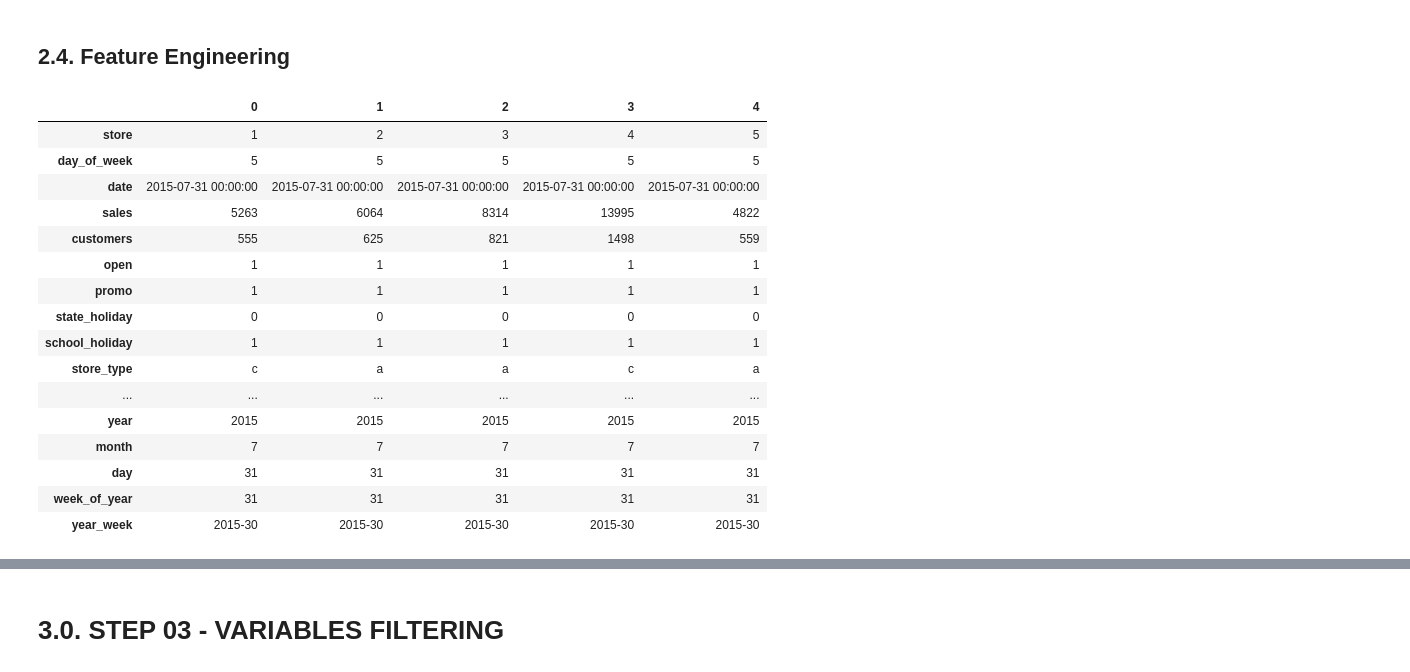
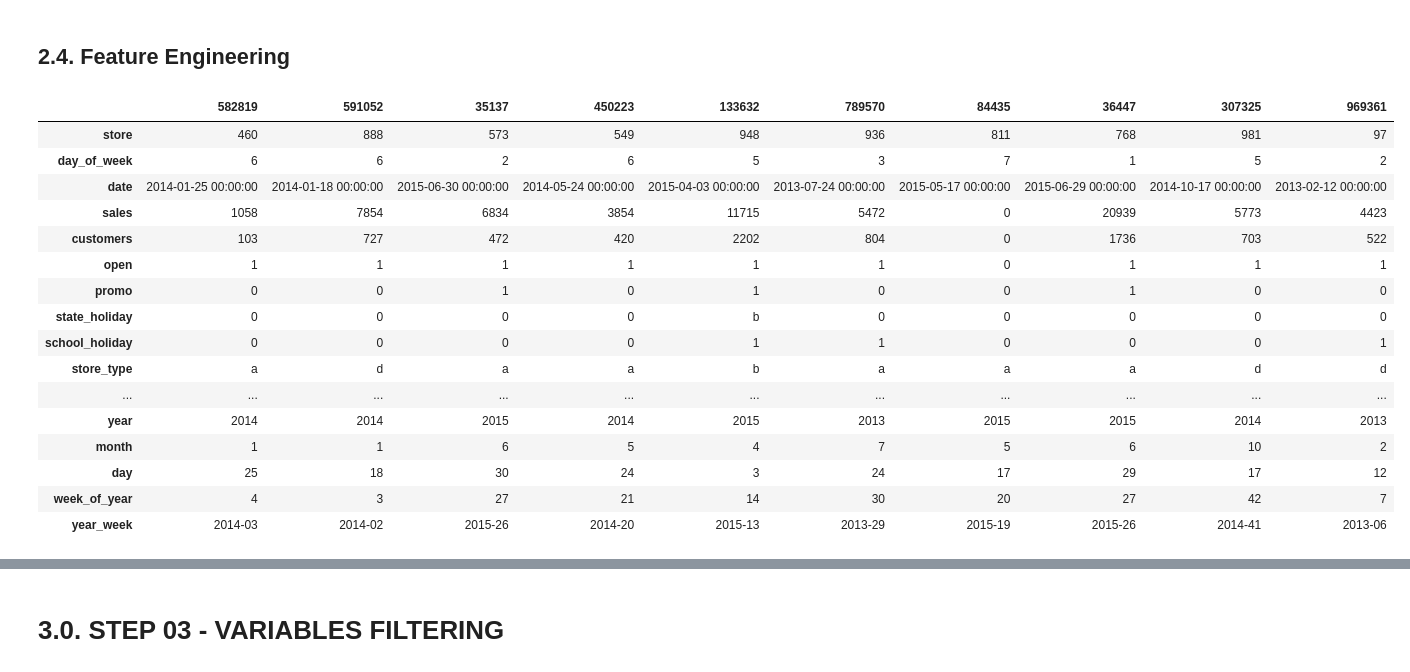
Before and after one commit to luana-afonso/DataScience-Em-Producao, a Jupyter notebook: m03_v01_store_sales_prediction.ipynb, the cells around one changed output, grey strips where cells are left out. Drawn from its saved outputs; the diff is of its cells as text; code cells hidden in the pictures.

```diff
--- a/m03_v01_store_sales_prediction.ipynb
+++ b/m03_v01_store_sales_prediction.ipynb
@@ -222,8 +222,7 @@ df1["competition_open_since_year"] = df1.apply( lambda x: x["date"].year if math
 df1["promo2_since_week"] = df1.apply( lambda x: x["date"].week if math.isnan( x["promo2_since_week"] ) else x["promo2_since_week"] , axis=1)
 
 #promo2_since_year
-df1["promo2_since_year"] = df1.apply( lambda x: x["date"].year if math.isnan( x["promo2_since_week"] ) else x["promo2_since_week"] , axis=1)
-
+df1["promo2_since_year"] = df1.apply( lambda x: x["date"].year if math.isnan( x["promo2_since_year"] ) else x["promo2_since_year"] , axis=1)
 
 #promo_interval - describes the consecutive intervals Promo2 is started, naming the months the promotion is started anew. E.g. "Feb,May,Aug,Nov" means each round starts in February, May, August, November of any given year for that store (meses que a promoção ficou ativa)
 # Vamos fazer um split dessa coluna e criar uma lista: se a minha data estiver dentro dessa lista (promoção ativa) eu vou criar uma coluna falando que a promo2 foi ativa
@@ -657,21 +607,21 @@ df2['year_week'] = df2['date'].dt.strftime( '%Y-%W' )
 # %%
-df2.head().T
+df2.sample(10).T
 # %% [output]
-|  | 0 | 1 | 2 | 3 | 4 |
-| store | 1 | 2 | 3 | 4 | 5 |
-| day_of_week | 5 | 5 | 5 | 5 | 5 |
-| date | 2015-07-31 00:00:00 | 2015-07-31 00:00:00 | 2015-07-31 00:00:00 | 2015-07-31 00:00:00 | 2015-07-31 00:00:00 |
-| sales | 5263 | 6064 | 8314 | 13995 | 4822 |
-| customers | 555 | 625 | 821 | 1498 | 559 |
-| open | 1 | 1 | 1 | 1 | 1 |
-| promo | 1 | 1 | 1 | 1 | 1 |
-| state_holiday | 0 | 0 | 0 | 0 | 0 |
-| school_holiday | 1 | 1 | 1 | 1 | 1 |
-| store_type | c | a | a | c | a |
-| ... | ... | ... | ... | ... | ... |
-| year | 2015 | 2015 | 2015 | 2015 | 2015 |
-| month | 7 | 7 | 7 | 7 | 7 |
-| day | 31 | 31 | 31 | 31 | 31 |
-| week_of_year | 31 | 31 | 31 | 31 | 31 |
-| year_week | 2015-30 | 2015-30 | 2015-30 | 2015-30 | 2015-30 |
+|  | 582819 | 591052 | 35137 | 450223 | 133632 | 789570 | 84435 | 36447 | 307325 | 969361 |
+| store | 460 | 888 | 573 | 549 | 948 | 936 | 811 | 768 | 981 | 97 |
+| day_of_week | 6 | 6 | 2 | 6 | 5 | 3 | 7 | 1 | 5 | 2 |
+| date | 2014-01-25 00:00:00 | 2014-01-18 00:00:00 | 2015-06-30 00:00:00 | 2014-05-24 00:00:00 | 2015-04-03 00:00:00 | 2013-07-24 00:00:00 | 2015-05-17 00:00:00 | 2015-06-29 00:00:00 | 2014-10-17 00:00:00 | 2013-02-12 00:00:00 |
+| sales | 1058 | 7854 | 6834 | 3854 | 11715 | 5472 | 0 | 20939 | 5773 | 4423 |
+| customers | 103 | 727 | 472 | 420 | 2202 | 804 | 0 | 1736 | 703 | 522 |
+| open | 1 | 1 | 1 | 1 | 1 | 1 | 0 | 1 | 1 | 1 |
+| promo | 0 | 0 | 1 | 0 | 1 | 0 | 0 | 1 | 0 | 0 |
+| state_holiday | 0 | 0 | 0 | 0 | b | 0 | 0 | 0 | 0 | 0 |
+| school_holiday | 0 | 0 | 0 | 0 | 1 | 1 | 0 | 0 | 0 | 1 |
+| store_type | a | d | a | a | b | a | a | a | d | d |
+| ... | ... | ... | ... | ... | ... | ... | ... | ... | ... | ... |
+| year | 2014 | 2014 | 2015 | 2014 | 2015 | 2013 | 2015 | 2015 | 2014 | 2013 |
+| month | 1 | 1 | 6 | 5 | 4 | 7 | 5 | 6 | 10 | 2 |
+| day | 25 | 18 | 30 | 24 | 3 | 24 | 17 | 29 | 17 | 12 |
+| week_of_year | 4 | 3 | 27 | 21 | 14 | 30 | 20 | 27 | 42 | 7 |
+| year_week | 2014-03 | 2014-02 | 2015-26 | 2014-20 | 2015-13 | 2013-29 | 2015-19 | 2015-26 | 2014-41 | 2013-06 |
 # %%
```
Also changed, not shown: parts of 16 cells of this notebook.
